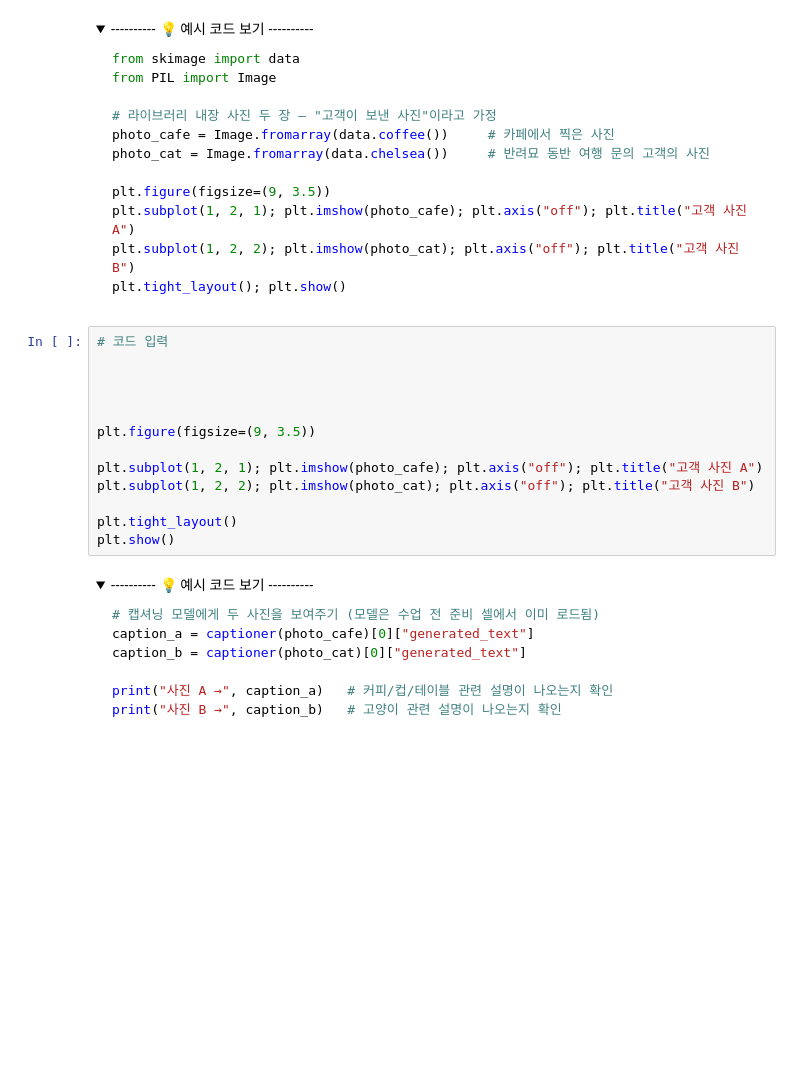
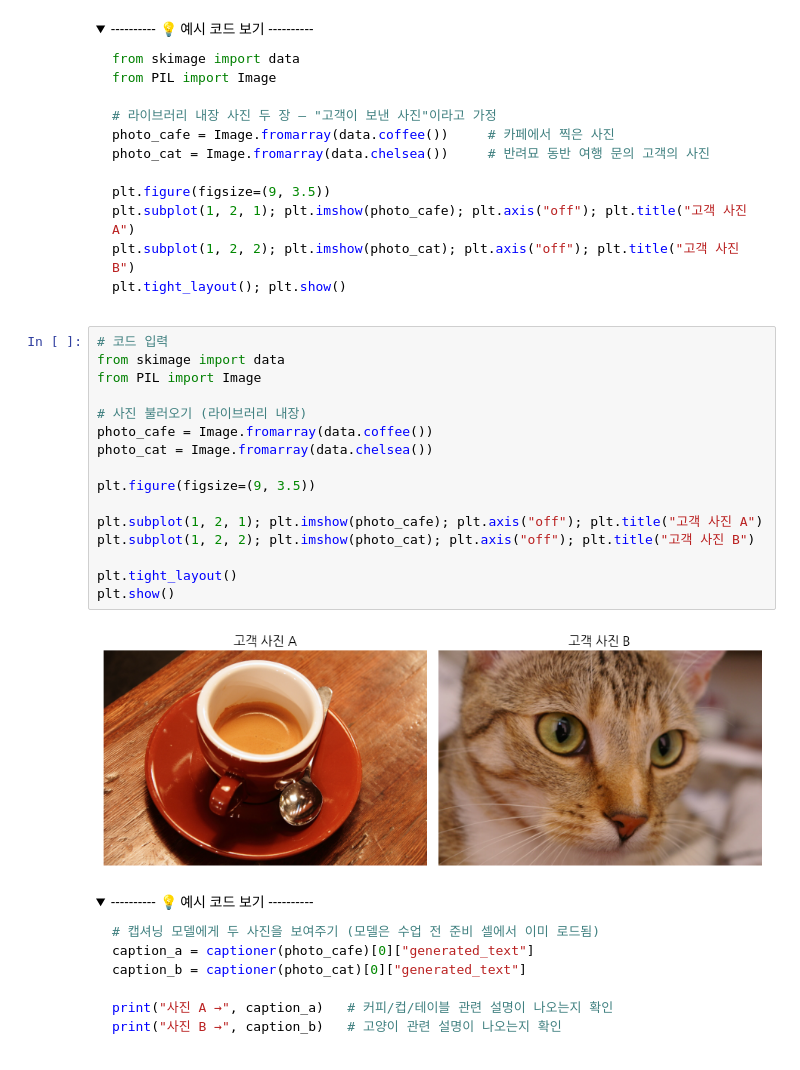
Before and after one commit to qnrPwjd/EST_AI_Challengers_Code, a Jupyter notebook: Week4(GenAI)/CH19_Multimodal_Agent.ipynb, the cells around one changed output. Cells and saved outputs as stored; diff of their text form; folded sections open; blank space fills up the shorter version.

```diff
--- a/Week4(GenAI)/CH19_Multimodal_Agent.ipynb
+++ b/Week4(GenAI)/CH19_Multimodal_Agent.ipynb
@@ -161,17 +175,22 @@ plt.tight_layout(); plt.show()
 </details>
 # %%
 # 코드 입력
+from skimage import data
+from PIL import Image
 
-
-
+# 사진 불러오기 (라이브러리 내장)
+photo_cafe = Image.fromarray(data.coffee())
+photo_cat = Image.fromarray(data.chelsea())
 
 plt.figure(figsize=(9, 3.5))
 
 plt.subplot(1, 2, 1); plt.imshow(photo_cafe); plt.axis("off"); plt.title("고객 사진 A")
 plt.subplot(1, 2, 2); plt.imshow(photo_cat); plt.axis("off"); plt.title("고객 사진 B")
 
 plt.tight_layout()
 plt.show()
+# %% [output]
+[figure, added]
 # %% [markdown]
 <details>
 <summary> ---------- 💡 예시 코드 보기 ---------- </summary>
```
Also changed, not shown: parts of 20 cells of this notebook.
